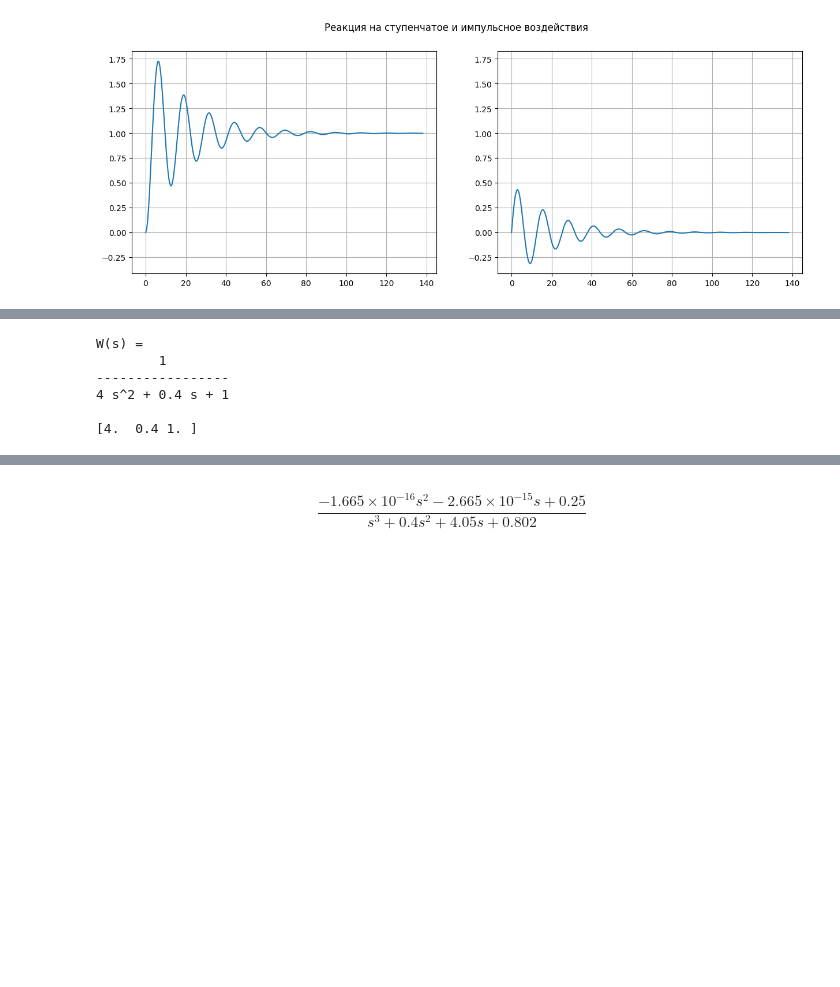
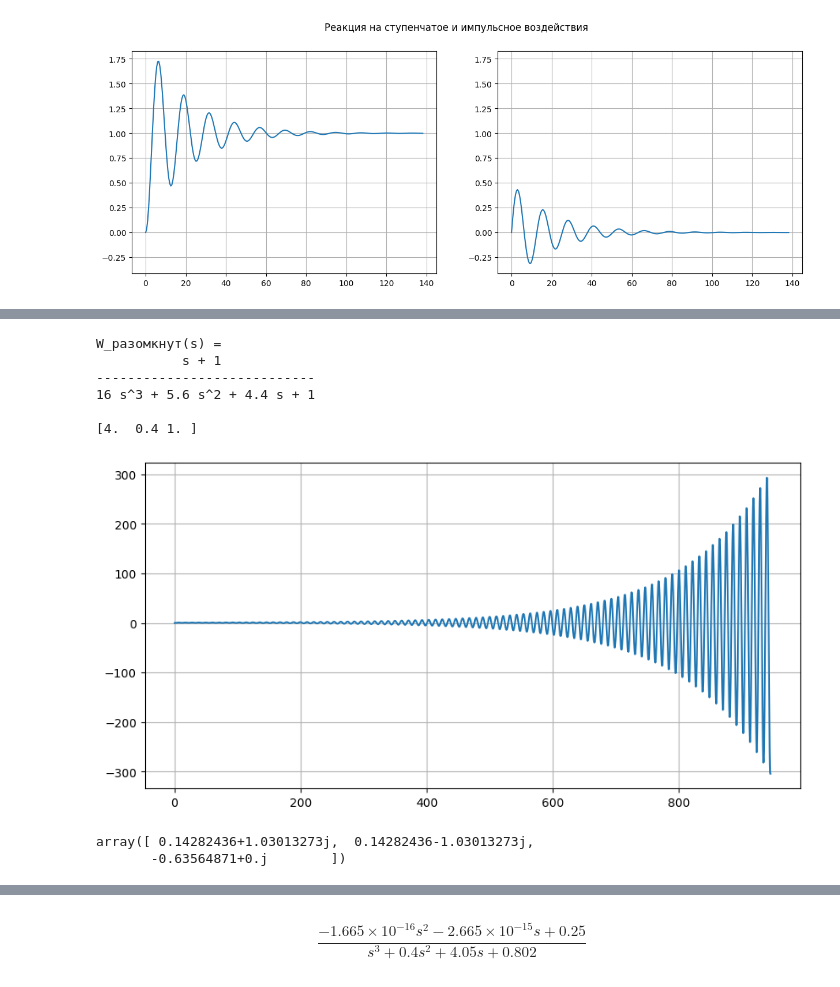
Before and after one commit to TAUforPython/BaseControlTheory, a Jupyter notebook: базовые_инструменты_ТАУ.ipynb, the cells around one changed output, grey strips where cells are left out. Saved outputs shown, nothing was run; the diff lists cells and outputs as text; code cells hidden in the pictures; blank space fills up the shorter version.

```diff
--- a/базовые_инструменты_ТАУ.ipynb
+++ b/базовые_инструменты_ТАУ.ipynb
@@ -847,4 +864,5 @@ ax2.grid()
 # %%
+#кореневой годограф
 #передаточная функция: числитель и знаменатель
 #колебательное звено
 K = 1
@@ -852,13 +870,29 @@ T = 2
 zeta = 0.1
 num = np.array([K])
 den = np.array([T**2, 2*T*zeta, 1])
-W = control.tf(num, den)
-print('W(s) = ', W)
+W1 = control.tf(num, den)
+W2 = control.tf([1, 1],[2*T, 1])
+print('W_разомкнут(s) = ', W1*W2)
 print(den)
 # %% [output]
-W(s) =
-        1
------------------
-4 s^2 + 0.4 s + 1
+W_разомкнут(s) =
+           s + 1
+----------------------------
+16 s^3 + 5.6 s^2 + 4.4 s + 1
 
 [4.  0.4 1. ]
+# %%
+#реакция на ступенчатое воздействие при К = 1
+Wfeedback = control.feedback(W1*W2, 1, sign = -1)
+t, y = control.step_response(Wfeedback)
+plt.figure(figsize=(10,5))
+plt.plot(t, y)
+plt.grid()
+plt.show()
+# %% [output]
+[figure, added]
+# %%
+control.pole(Wfeedback)
+# %% [output]
+array([ 0.14282436+1.03013273j,  0.14282436-1.03013273j,
+       -0.63564871+0.j        ])
```
Also changed, not shown: parts of 10 cells of this notebook.
